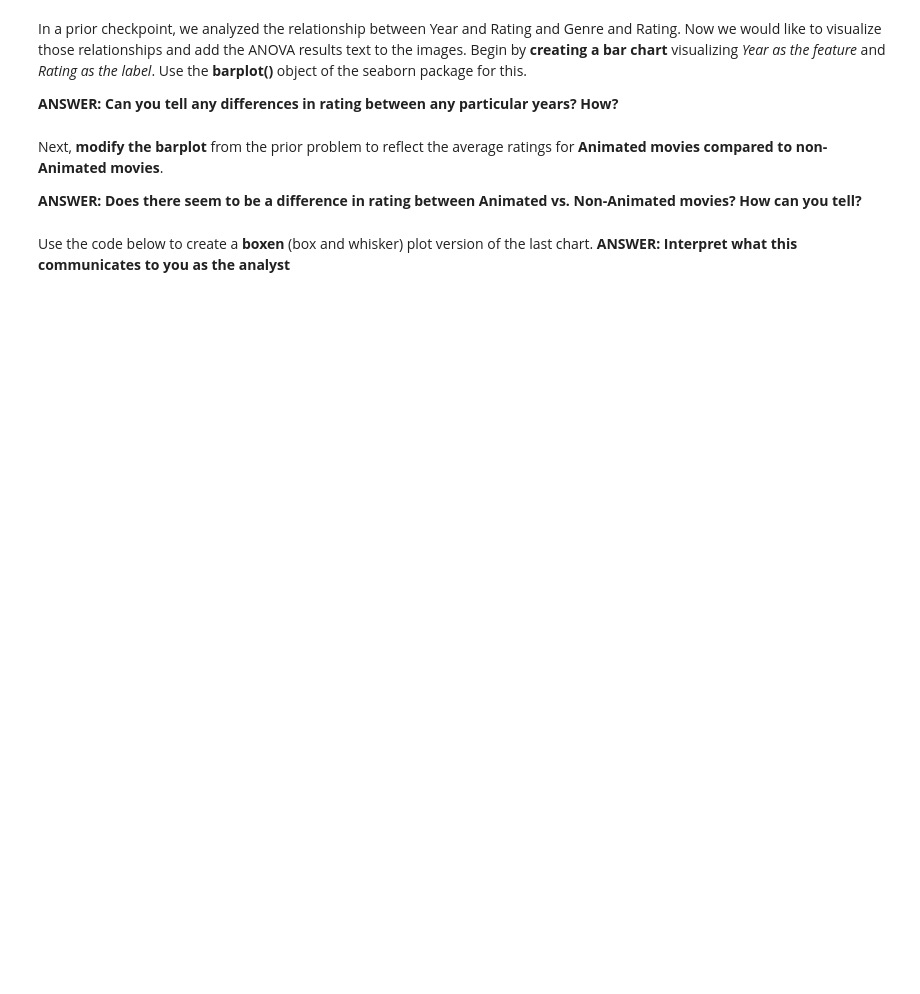
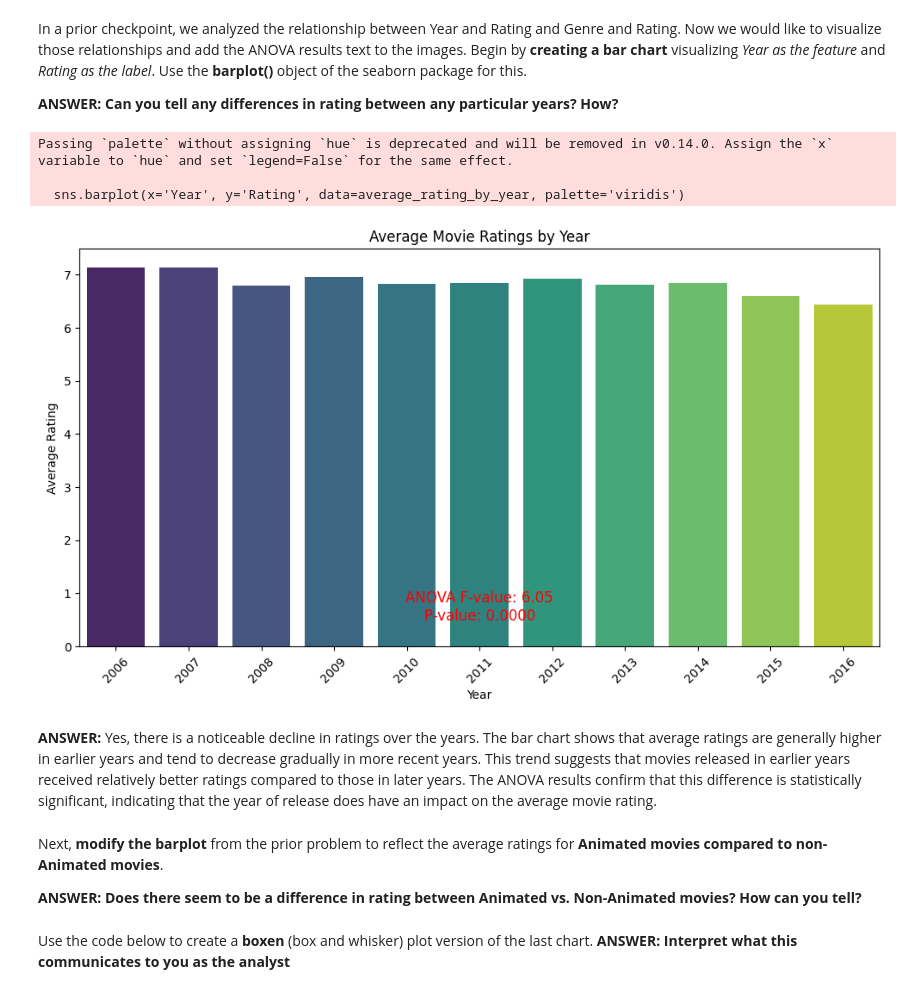
Before and after one commit to DanLightner/BUSA321, a Jupyter notebook: BUSA321/Stats_C2N_Visualizations.ipynb, the cells around one changed output. Cells and saved outputs as stored; diff of their text form; code cells hidden in the pictures; blank space fills up the shorter version.

```diff
--- a/BUSA321/Stats_C2N_Visualizations.ipynb
+++ b/BUSA321/Stats_C2N_Visualizations.ipynb
@@ -1,2 +1,6 @@
 # %% [markdown]
 **Import** the *imdb_cleaned.csv* dataset into a Pandas dataframe.
+# %%
+import pandas as pd
+df = pd.read_csv('imdb_cleaned.csv')
+df
@@ -4,6 +22,34 @@
 In a prior checkpoint, we analyzed the relationship between Year and Rating and Genre and Rating. Now we would like to visualize those relationships and add the ANOVA results text to the images. Begin by **creating a bar chart** visualizing *Year as the feature* and *Rating as the label*. Use the **barplot()** object of the seaborn package for this.
 
 **ANSWER: Can you tell any differences in rating between any particular years? How?**
+# %%
+import pandas as pd
+import seaborn as sns
+import matplotlib.pyplot as plt
+from scipy.stats import f_oneway
+
+average_rating_by_year = df.groupby('Year')['Rating'].mean().reset_index()
+
+plt.figure(figsize=(12, 6))
+sns.barplot(x='Year', y='Rating', data=average_rating_by_year, palette='viridis')
+plt.xticks(rotation=45)
+plt.title("Average Movie Ratings by Year")
+plt.xlabel("Year")
+plt.ylabel("Average Rating")
+ratings_by_year = [df[df['Year'] == year]['Rating'] for year in df['Year'].unique()]
+anova_result = f_oneway(*ratings_by_year)
+
+# Add ANOVA results to the plot
+plt.text(0.5, 0.1, f"ANOVA F-value: {anova_result.statistic:.2f}\nP-value: {anova_result.pvalue:.4f}",
+         ha='center', va='center', transform=plt.gca().transAxes, color="red", fontsize=12)
+plt.show()
+# %% [output]
+Passing `palette` without assigning `hue` is deprecated and will be removed in v0.14.0. Assign the `x` variable to `hue` and set `legend=False` for the same effect.
+
+  sns.barplot(x='Year', y='Rating', data=average_rating_by_year, palette='viridis')
+[figure, added]
+# %% [markdown]
+**ANSWER:** Yes, there is a noticeable decline in ratings over the years. The bar chart shows that average ratings are generally higher in earlier years and tend to decrease gradually in more recent years. This trend suggests that movies released in earlier years received relatively better ratings compared to those in later years. The ANOVA results confirm that this difference is statistically significant, indicating that the year of release does have an impact on the average movie rating.
 # %% [markdown]
 Next, **modify the barplot** from the prior problem to reflect the average ratings for **Animated movies compared to non-Animated movies**.
 
```
Also changed, not shown: parts of 3 cells of this notebook, 1 other file.
